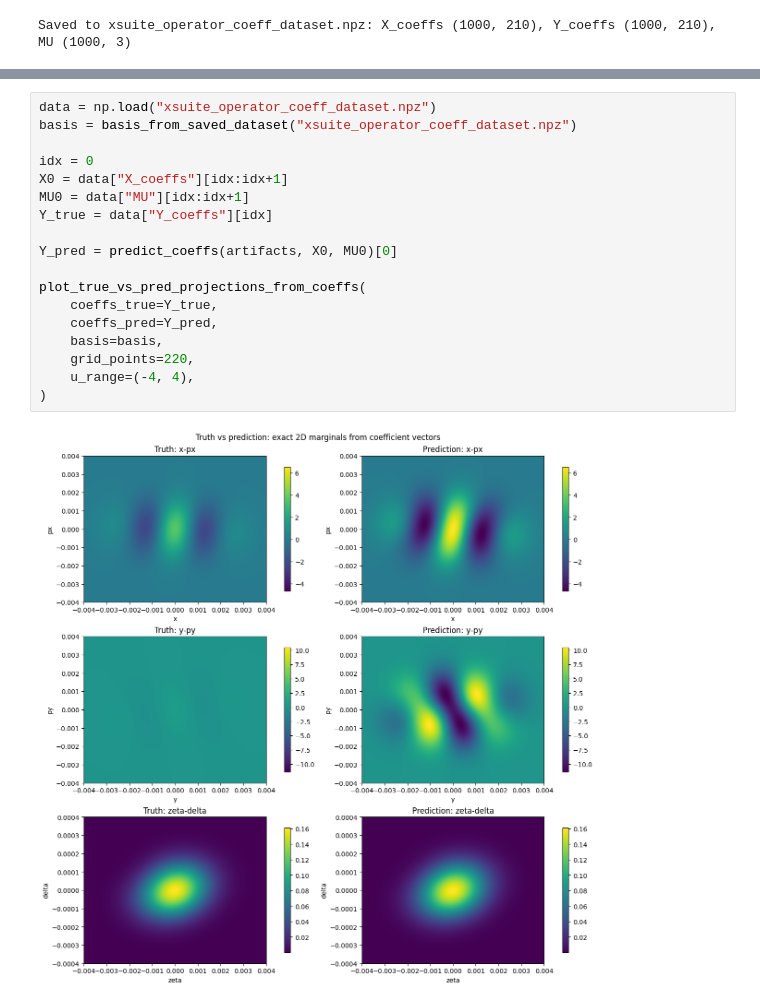
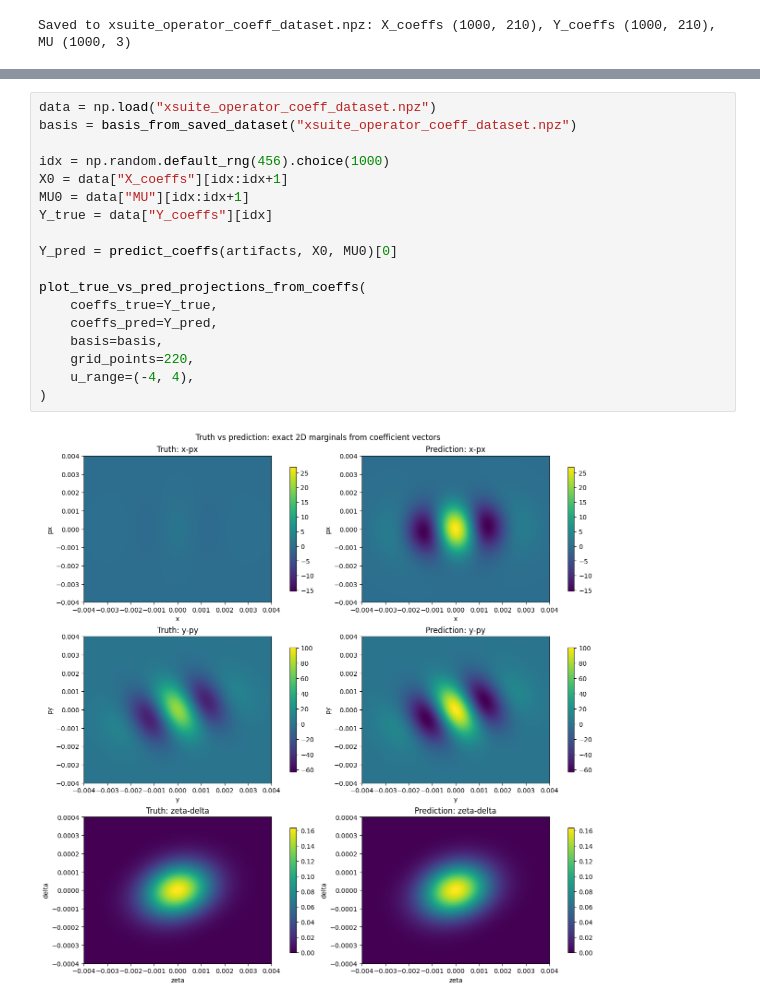
Before and after one commit to SantiagoM1227/ML4CollEffects, a Jupyter notebook: notebooks/40_Neural_Operators/Neural_Ops.ipynb, the cells around one changed output, grey strips where cells are left out. Cells and saved outputs as stored; diff of their text form.

```diff
--- a/notebooks/40_Neural_Operators/Neural_Ops.ipynb
+++ b/notebooks/40_Neural_Operators/Neural_Ops.ipynb
@@ -1349,20 +1346,20 @@ Early stopping.
 # %%
 data = np.load("xsuite_operator_coeff_dataset.npz")
 basis = basis_from_saved_dataset("xsuite_operator_coeff_dataset.npz")
 
-idx = 0
+idx = np.random.default_rng(456).choice(1000)
 X0 = data["X_coeffs"][idx:idx+1]
 MU0 = data["MU"][idx:idx+1]
 Y_true = data["Y_coeffs"][idx]
 
 Y_pred = predict_coeffs(artifacts, X0, MU0)[0]
 
 plot_true_vs_pred_projections_from_coeffs(
     coeffs_true=Y_true,
     coeffs_pred=Y_pred,
     basis=basis,
     grid_points=220,
     u_range=(-4, 4),
 )
 # %% [output]
-[figure, old version]
+[figure, new version]
```
Also changed, not shown: parts of 10 cells of this notebook, 5 other files.
